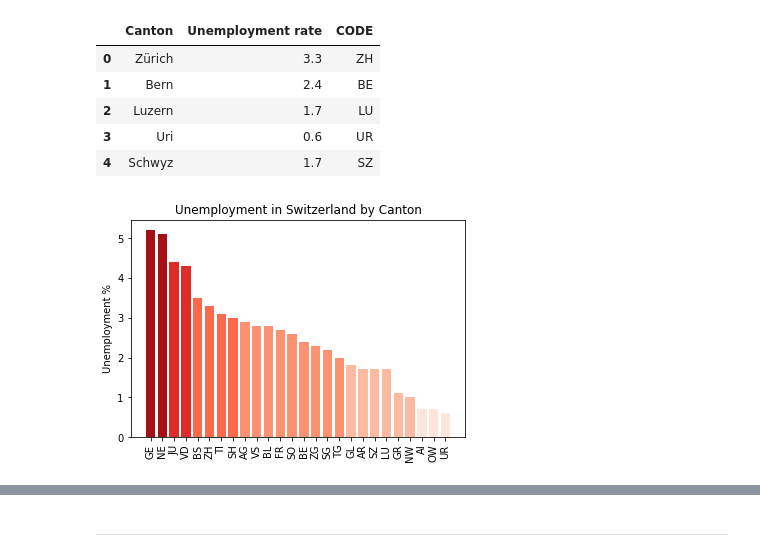
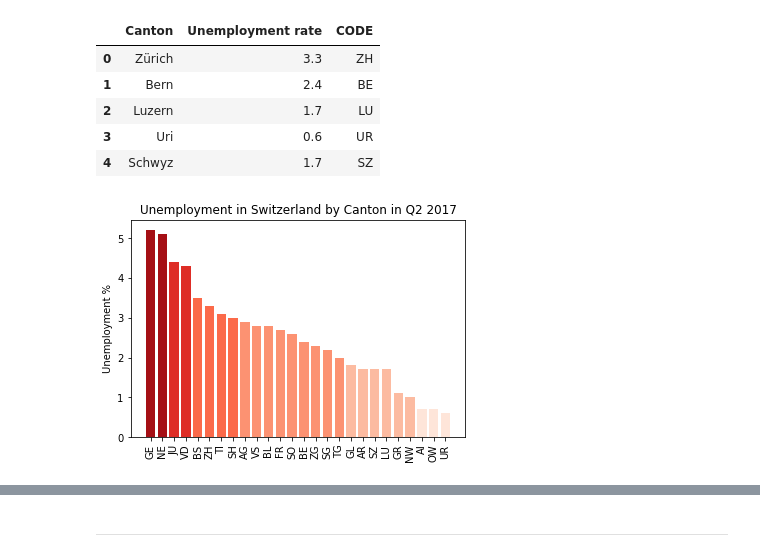
Before and after one commit to Amaumaury/ada-2017, a Jupyter notebook: Homework3.ipynb, the cells around one changed output, grey strips where cells are left out. Saved outputs shown, nothing was run; the diff lists cells and outputs as text; code cells hidden in the pictures.

```diff
--- a/Homework3.ipynb
+++ b/Homework3.ipynb
@@ -180,31 +187,31 @@ swiss_df.head()
 # %%
 colors_swiss = ['#fee5d9', '#fcbba1', '#fc9272', '#fb6a4a', '#de2d26', '#a50f15']
 thresh_swiss = [1.0      , 2.0      , 3.0      , 4.0      , 5.0      , 6.0     , 7, 8]
 
 def unemployment_colors_swiss(state):
     """Maps Unemplpoyment value with colors."""
     val = swiss_df[swiss_df['CODE'] == state]['Unemployment rate']
     val = np.squeeze(val)
     length = len(colors_swiss)
     for i in range(0, length-1):
         if val < thresh_swiss[i]:
             return colors_swiss[i]
     return  colors_swiss[length-1]
 
 plt.figure(1)
 swiss_df.sort_values(['Unemployment rate'], ascending = False, inplace=True)
 values = swiss_df['Unemployment rate'].values
 length = len(values)
 names = swiss_df['CODE'].values
 plt.bar(range(0,length), values)
 plt.bar(3,values[3], color='purple') # set CH to purple
 plt.xticks(range(0,length), names, rotation=90)
 for i in range(0, length):
     nm = np.squeeze(swiss_df[swiss_df['CODE'] == names[i]]['CODE']);
     color = unemployment_colors_swiss(nm)
     plt.bar(i,values[i], color=unemployment_colors_swiss(nm))
 plt.ylabel('Unemployment %')
-plt.title('Unemployment in Switzerland by Canton')
+plt.title('Unemployment in Switzerland by Canton in Q2 2017')
 plt.show()
 # %% [output]
-[figure, old version]
+[figure, new version]
```
Also changed, not shown: parts of 9 cells of this notebook, 1 other file.
